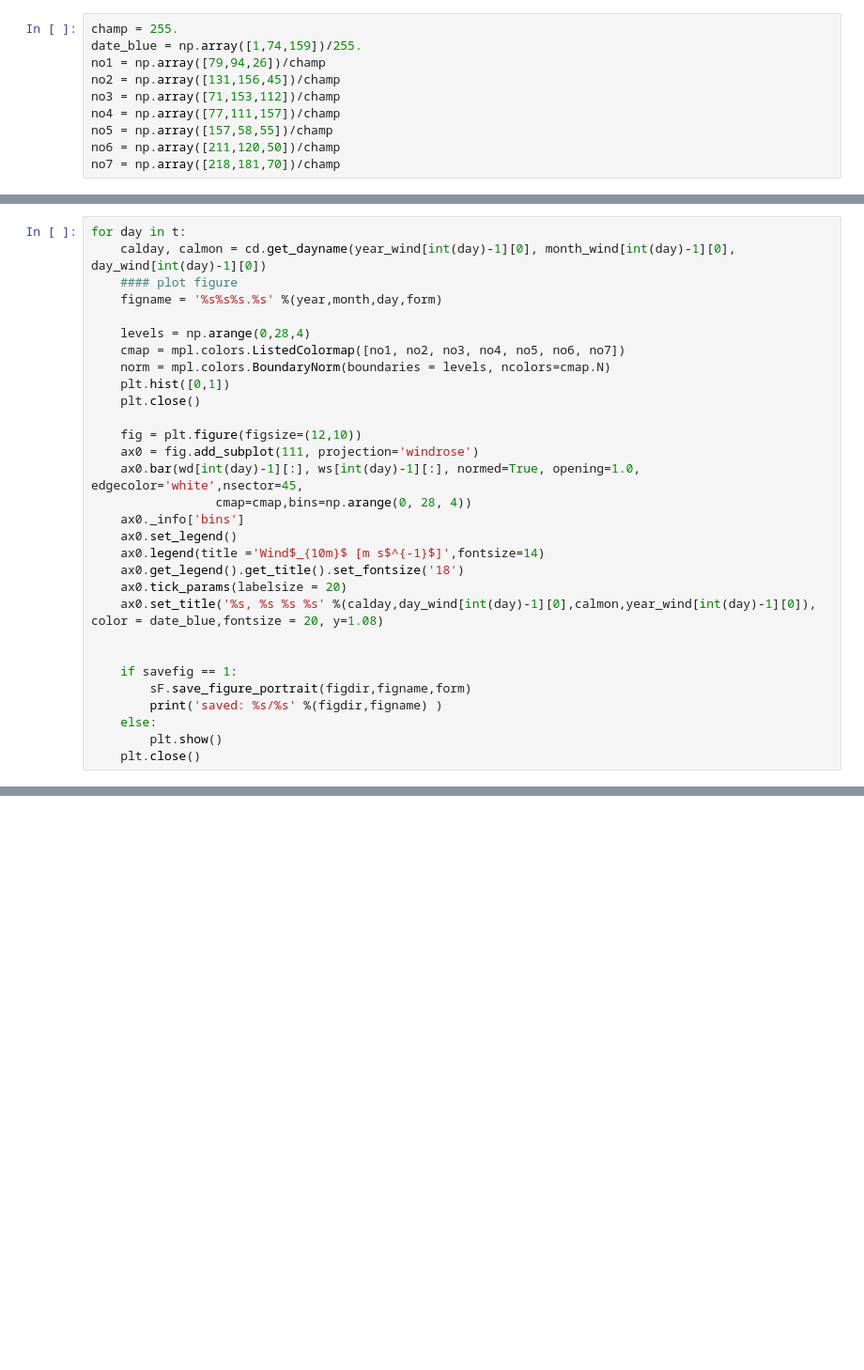
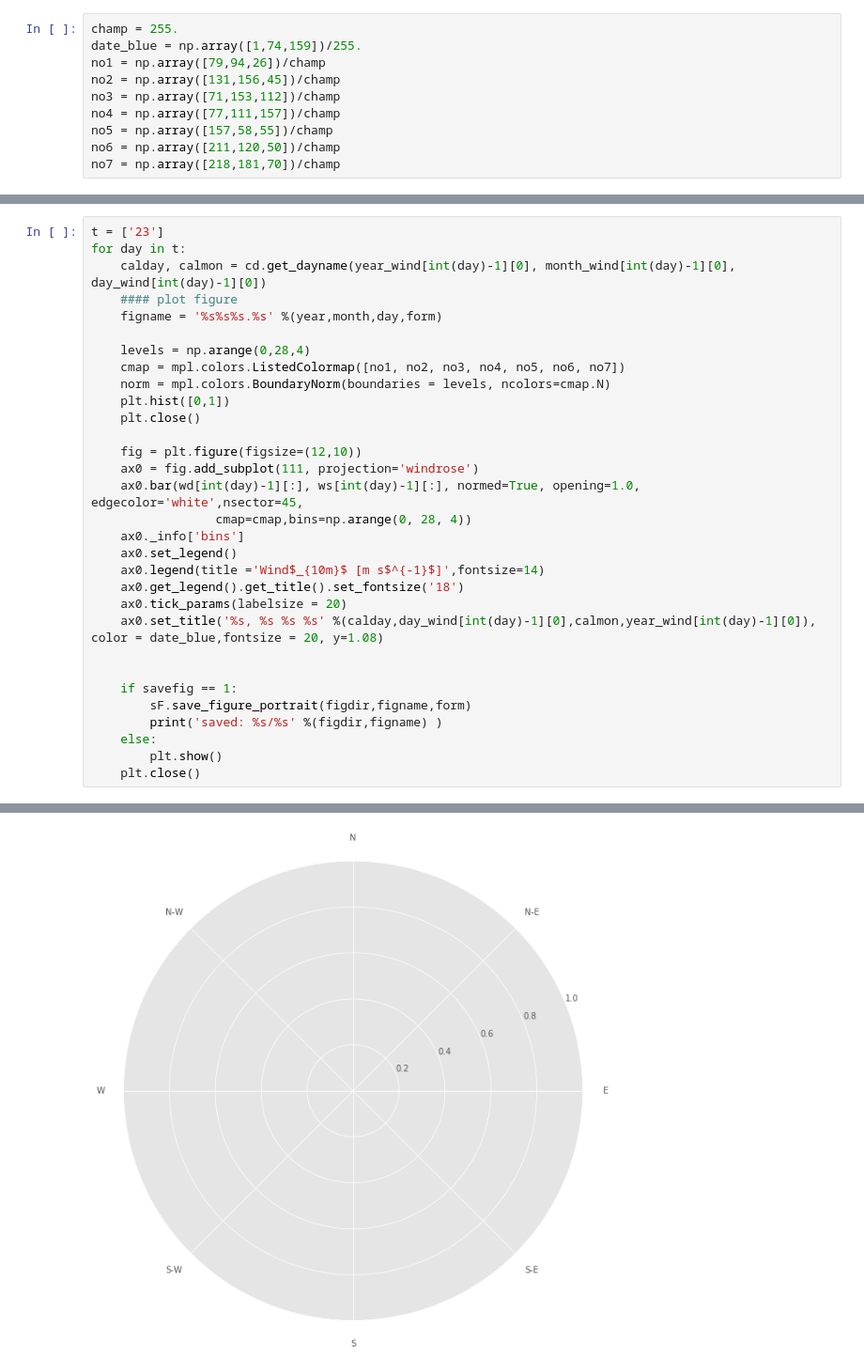
Before and after one commit to franzihe/Python_Masterthesis, a Jupyter notebook: Windrose/weather_mast_wind.ipynb, the cells around one changed output, grey strips where cells are left out. Shown at 94% size. Drawn from its saved outputs; the diff is of its cells as text; blank space fills up the shorter version.

```diff
--- a/Windrose/weather_mast_wind.ipynb
+++ b/Windrose/weather_mast_wind.ipynb
@@ -69,4 +109,5 @@ no7 = np.array([218,181,70])/champ
 # %%
+t = ['23']
 for day in t:
     calday, calmon = cd.get_dayname(year_wind[int(day)-1][0], month_wind[int(day)-1][0], day_wind[int(day)-1][0])
     #### plot figure
@@ -96,3 +137,4 @@ for day in t:
     else:
         plt.show()
     plt.close()
+# %% [output]
@@ -98,0 +142 @@ for day in t:
+[figure, added]
```
Also changed, not shown: parts of 5 cells of this notebook, 15 other files.
